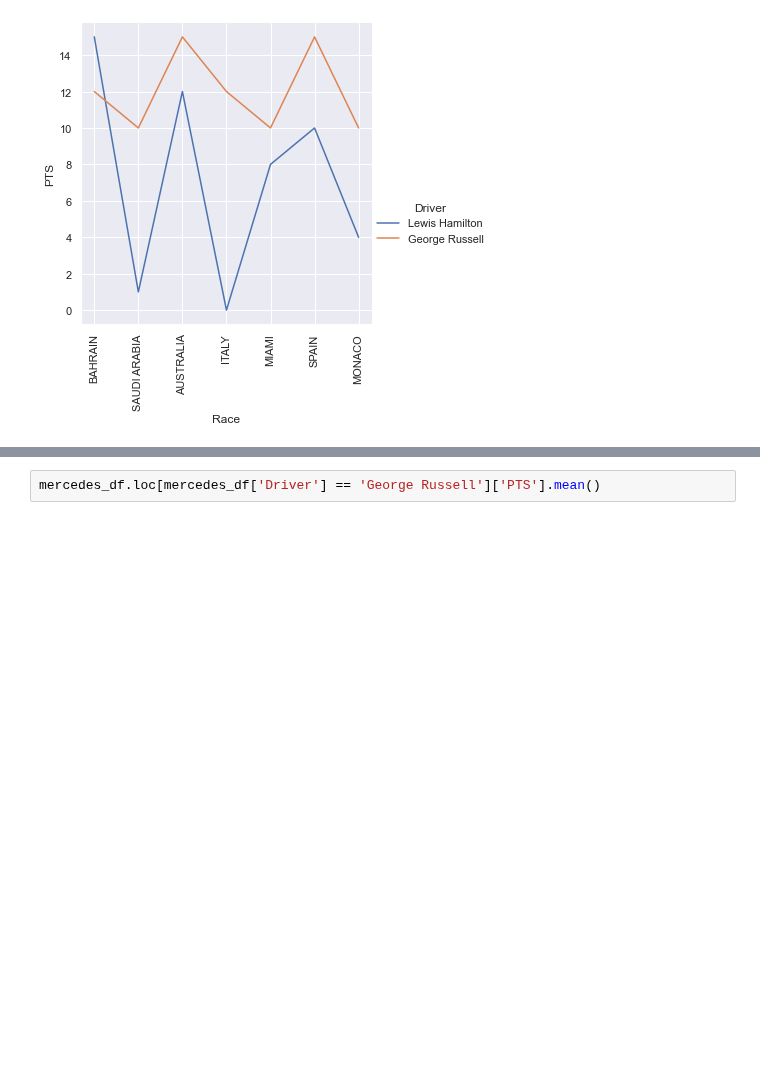
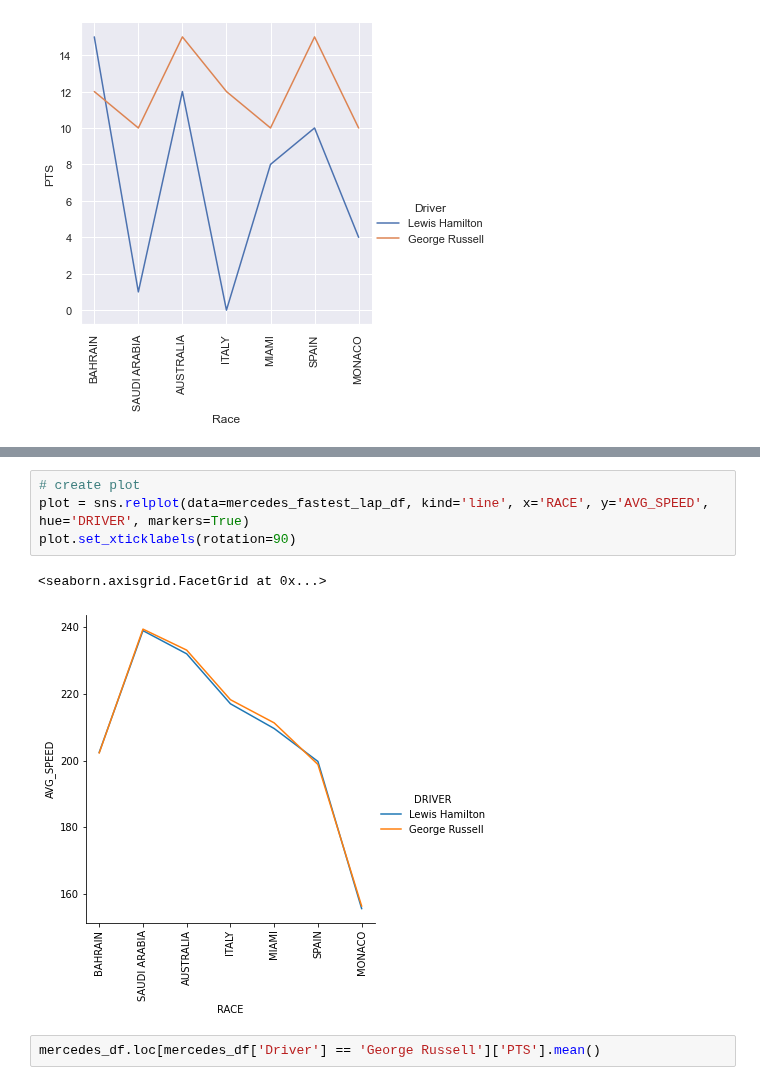
Before and after one commit to JB-26/f1-2022-analysis, a Jupyter notebook: hamilton-russell.ipynb, the cells around one changed output, grey strips where cells are left out. Saved outputs shown, nothing was run; the diff lists cells and outputs as text; blank space fills up the shorter version.

```diff
--- a/hamilton-russell.ipynb
+++ b/hamilton-russell.ipynb
@@ -46,3 +73,10 @@ plot.set_xticklabels(rotation=90)
+# %%
+# create plot
+plot = sns.relplot(data=mercedes_fastest_lap_df, kind='line', x='RACE', y='AVG_SPEED', hue='DRIVER', markers=True)
+plot.set_xticklabels(rotation=90)
+# %% [output]
+<seaborn.axisgrid.FacetGrid at 0x...>
+[figure, added]
 # %%
 mercedes_df.loc[mercedes_df['Driver'] == 'George Russell']['PTS'].mean()
 # %% [output]
```
Also changed, not shown: parts of 3 cells of this notebook.
